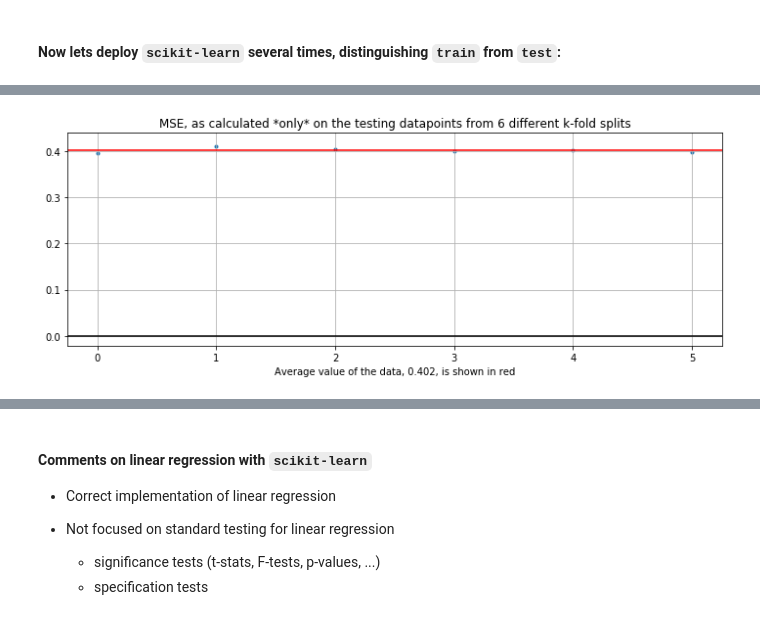
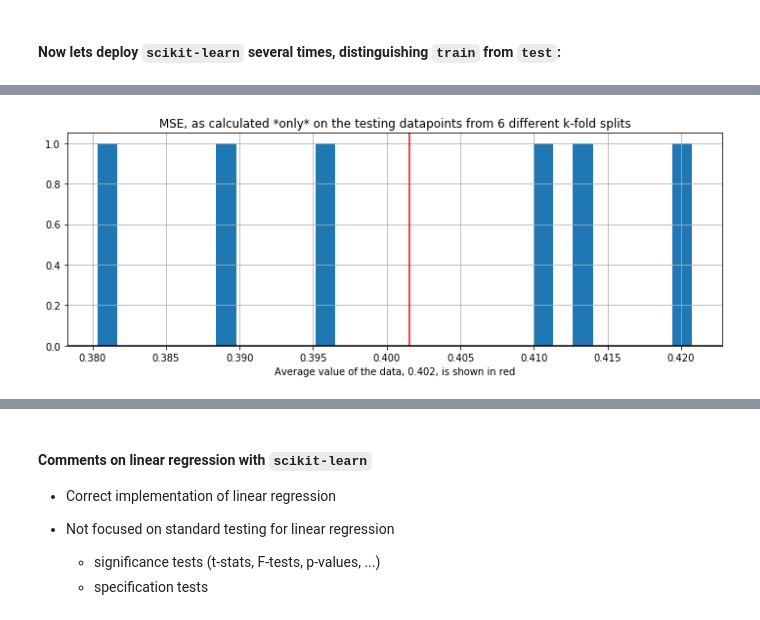
Before and after one commit to jeremy-large/ox-sbs-ml-bd, a Jupyter notebook: notebooks/class_2.ipynb, the cells around one changed output, grey strips where cells are left out. Saved outputs shown, nothing was run; the diff lists cells and outputs as text; code cells hidden in the pictures.

```diff
--- a/notebooks/class_2.ipynb
+++ b/notebooks/class_2.ipynb
@@ -339,5 +339,5 @@ from sbs_sklearn import mfe_r2_diag
 # %% [markdown]
 #### Now lets deploy `scikit-learn` several times, distinguishing `train` from `test`:
 # %%
-scores = train_n_test(X, y, 6, update_frequency=1, metric=metrics.mean_squared_error)
+scores = train_n_test(X, y, 6, update_frequency=1)
 # %% [output]
@@ -350,5 +350,5 @@ In study 6/6, 3429 datapoints were held back for testing; first few such points
-# %%
-mfe_r2_diag(scores, metric_name='MSE')
-# %% [output]
-[figure, removed]
+# %%
+plot_kfold_scores(scores)
+# %% [output]
+[figure, added]
 # %%
```
Also changed, not shown: parts of 11 cells of this notebook, 1 other file.
